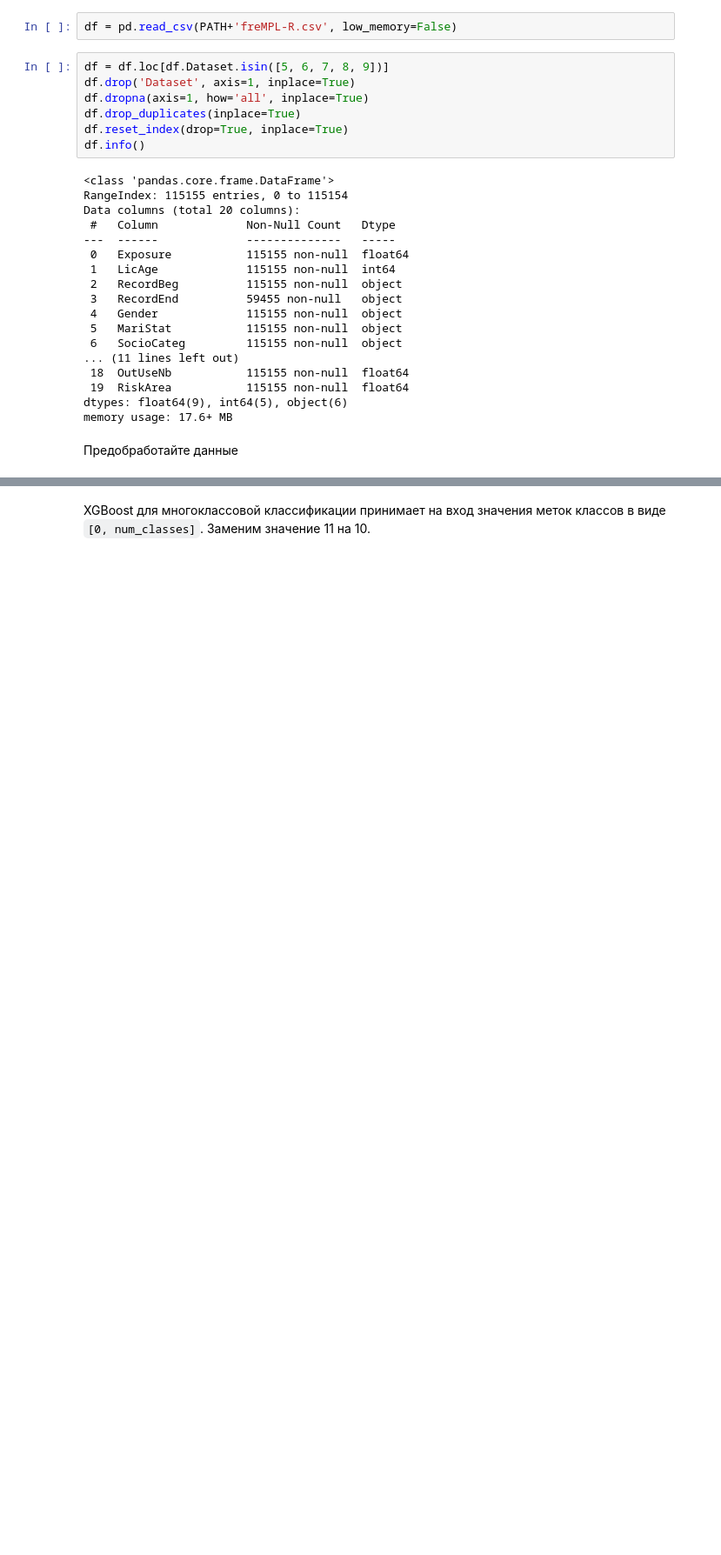
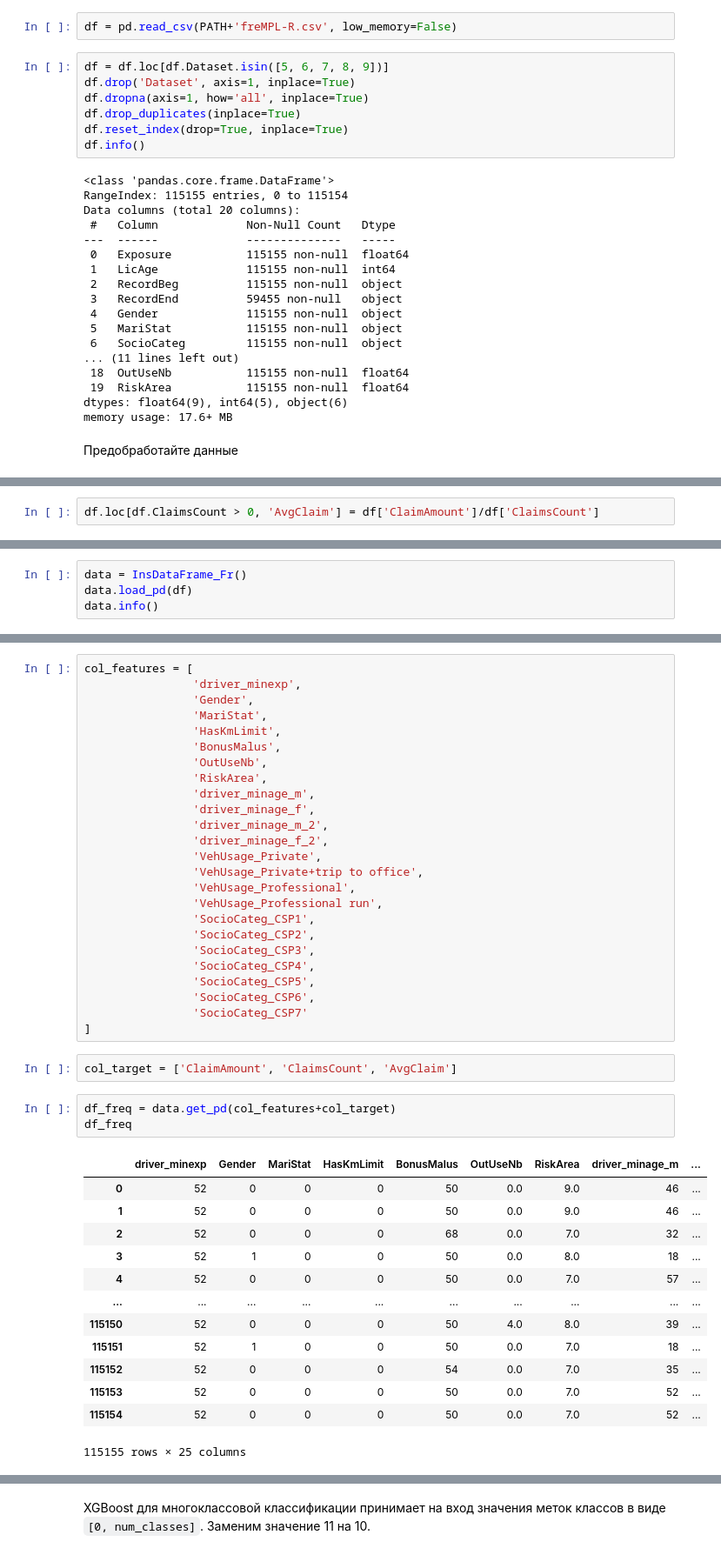
Before and after one commit to Iflgit/ML-in-business, a Jupyter notebook: lesson8/GB_Lesson_3_new.ipynb, the cells around one changed output, grey strips where cells are left out. Shown at 87% size. Cells and saved outputs as stored; diff of their text form; blank space fills up the shorter version.

```diff
--- a/lesson8/GB_Lesson_3_new.ipynb
+++ b/lesson8/GB_Lesson_3_new.ipynb
@@ -1091,3 +1123,5 @@ memory usage: 17.6+ MB
+# %%
+df.loc[df.ClaimsCount > 0, 'AvgClaim'] = df['ClaimAmount']/df['ClaimsCount']
 # %%
 df.info()
 # %% [output]
@@ -1110,0 +1145,4 @@ memory usage: 17.6+ MB
+# %%
+data = InsDataFrame_Fr()
+data.load_pd(df)
+data.info()
@@ -1110,0 +1197,44 @@ memory usage: 17.6+ MB
+# %%
+col_features = [
+                'driver_minexp',
+                'Gender',
+                'MariStat',
+                'HasKmLimit',
+                'BonusMalus',
+                'OutUseNb',
+                'RiskArea',
+                'driver_minage_m',
+                'driver_minage_f',
+                'driver_minage_m_2',
+                'driver_minage_f_2',
+                'VehUsage_Private',
+                'VehUsage_Private+trip to office',
+                'VehUsage_Professional',
+                'VehUsage_Professional run',
+                'SocioCateg_CSP1',
+                'SocioCateg_CSP2',
+                'SocioCateg_CSP3',
+                'SocioCateg_CSP4',
+                'SocioCateg_CSP5',
+                'SocioCateg_CSP6',
+                'SocioCateg_CSP7'
+]
+# %%
+col_target = ['ClaimAmount', 'ClaimsCount', 'AvgClaim']
+# %%
+df_freq = data.get_pd(col_features+col_target)
+df_freq
+# %% [output]
+|  | driver_minexp | Gender | MariStat | HasKmLimit | BonusMalus | OutUseNb | RiskArea | driver_minage_m | ... |
+| 0 | 52 | 0 | 0 | 0 | 50 | 0.0 | 9.0 | 46 | ... |
+| 1 | 52 | 0 | 0 | 0 | 50 | 0.0 | 9.0 | 46 | ... |
+| 2 | 52 | 0 | 0 | 0 | 68 | 0.0 | 7.0 | 32 | ... |
+| 3 | 52 | 1 | 0 | 0 | 50 | 0.0 | 8.0 | 18 | ... |
+| 4 | 52 | 0 | 0 | 0 | 50 | 0.0 | 7.0 | 57 | ... |
+| ... | ... | ... | ... | ... | ... | ... | ... | ... | ... |
+| 115150 | 52 | 0 | 0 | 0 | 50 | 4.0 | 8.0 | 39 | ... |
+| 115151 | 52 | 1 | 0 | 0 | 50 | 0.0 | 7.0 | 18 | ... |
+| 115152 | 52 | 0 | 0 | 0 | 54 | 0.0 | 7.0 | 35 | ... |
+| 115153 | 52 | 0 | 0 | 0 | 50 | 0.0 | 7.0 | 52 | ... |
+| 115154 | 52 | 0 | 0 | 0 | 50 | 0.0 | 7.0 | 52 | ... |
+115155 rows × 25 columns
```
Also changed, not shown: parts of 41 cells of this notebook, 1 other file.
